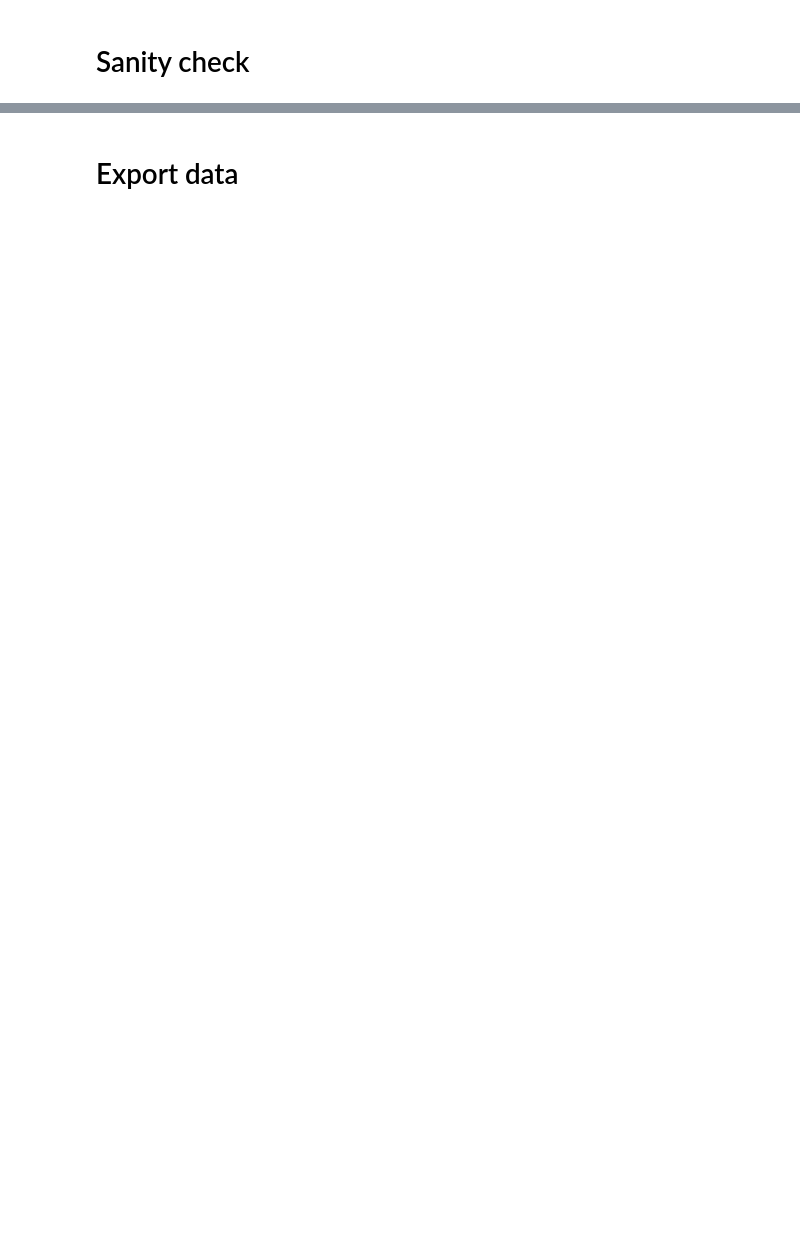
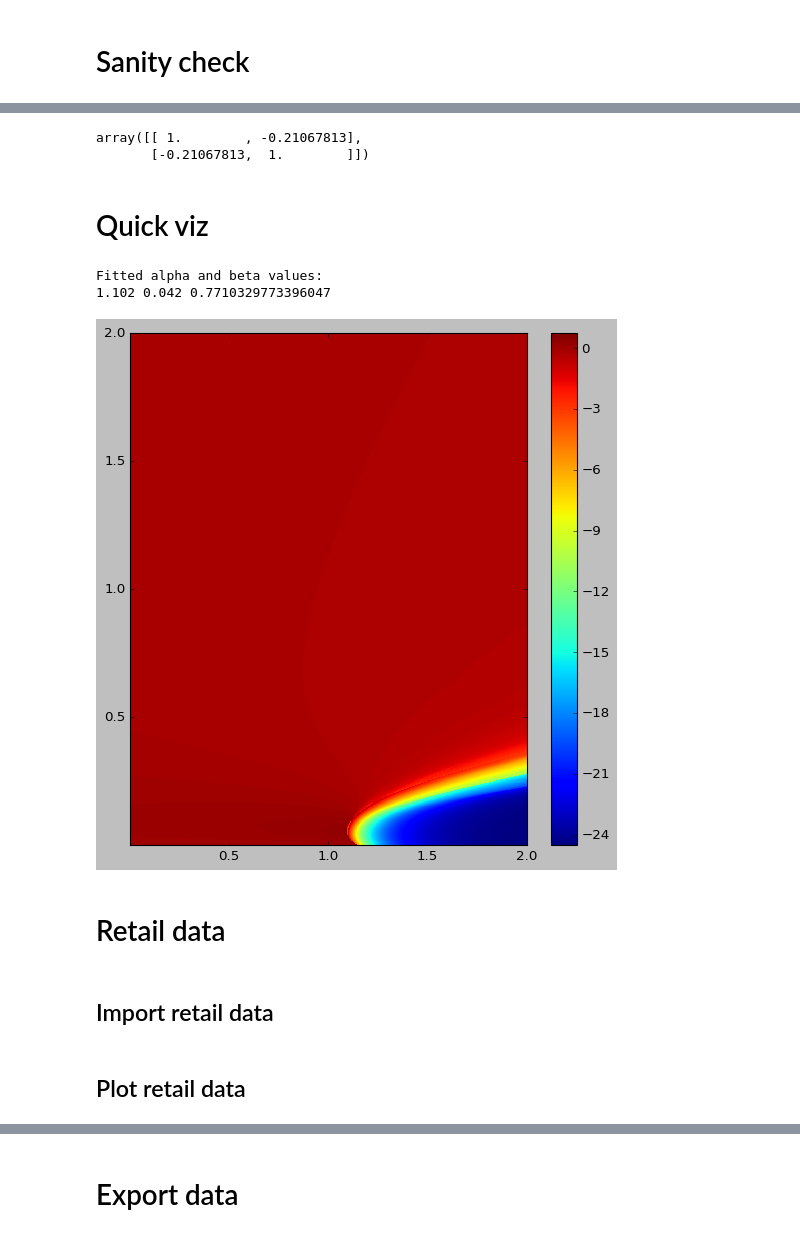
Before and after one commit to YannisZa/stochastic-travel-demand-modelling, a Jupyter notebook: notebooks/preprocess_destination_sizes_by_borough.ipynb, the cells around one changed output, grey strips where cells are left out. Cells and saved outputs as stored; diff of their text form; code cells hidden in the pictures; blank space fills up the shorter version.

```diff
--- a/notebooks/preprocess_destination_sizes_by_borough.ipynb
+++ b/notebooks/preprocess_destination_sizes_by_borough.ipynb
@@ -98,0 +319,41 @@ assert len(final_year_array) == len(boroughs)
+# %%
+np.corrcoef(x_d,orig_supply_normalised)
+# %% [output]
+array([[ 1.        , -0.21067813],
+       [-0.21067813,  1.        ]])
+# %% [markdown]
+# Quick viz
+# %%
+r2_values = np.loadtxt('../data/output/commuter/inverse_problem/singly_rsquared_analysis_100.txt')
+with open('../data/output/commuter/inverse_problem/figures/singly_rsquared_analysis_gamma_100_parameters.json') as json_file:
+    metadata = json.load(json_file)
+grid_n = metadata['grid_size']
+amin = metadata['amin']
+amax = metadata['amax']
+bmin = metadata['bmin']
+bmax = metadata['bmax']
+alpha_values = np.linspace(amin, amax, grid_n+1)[1:]
+beta_values = np.linspace(bmin, bmax, grid_n+1)[1:]
+XX, YY = np.meshgrid(alpha_values, beta_values)
+
+idx = np.unravel_index(r2_values.argmax(), r2_values.shape)
+print("Fitted alpha and beta values:")
+print(XX[idx], YY[idx]*amax/bmax, r2_values[idx])
+# %% [output]
+Fitted alpha and beta values:
+1.102 0.042 0.7710329773396047
+# %%
+plt.style.use('classic')
+fig = plt.figure(figsize=(8,8))
+fig.tight_layout(pad=0.5)
+plt.pcolor(XX, YY*amax/bmax, r2_values)
+plt.xlim([np.min(XX), np.max(XX)])
+plt.ylim([np.min(YY)*amax/bmax, np.max(YY)*amax/bmax])
+plt.colorbar()
+plt.savefig('../data/output/commuter/inverse_problem/figures/singly_rsquared_analysis_gamma_100.png')
+# %% [output]
+[figure, added]
+# %% [markdown]
+# Retail data
+# %% [markdown]
+## Import retail data
@@ -98,0 +367,2 @@ assert len(final_year_array) == len(boroughs)
+# %% [markdown]
+## Plot retail data
```
Also changed, not shown: parts of 36 cells of this notebook, 3 other files.
